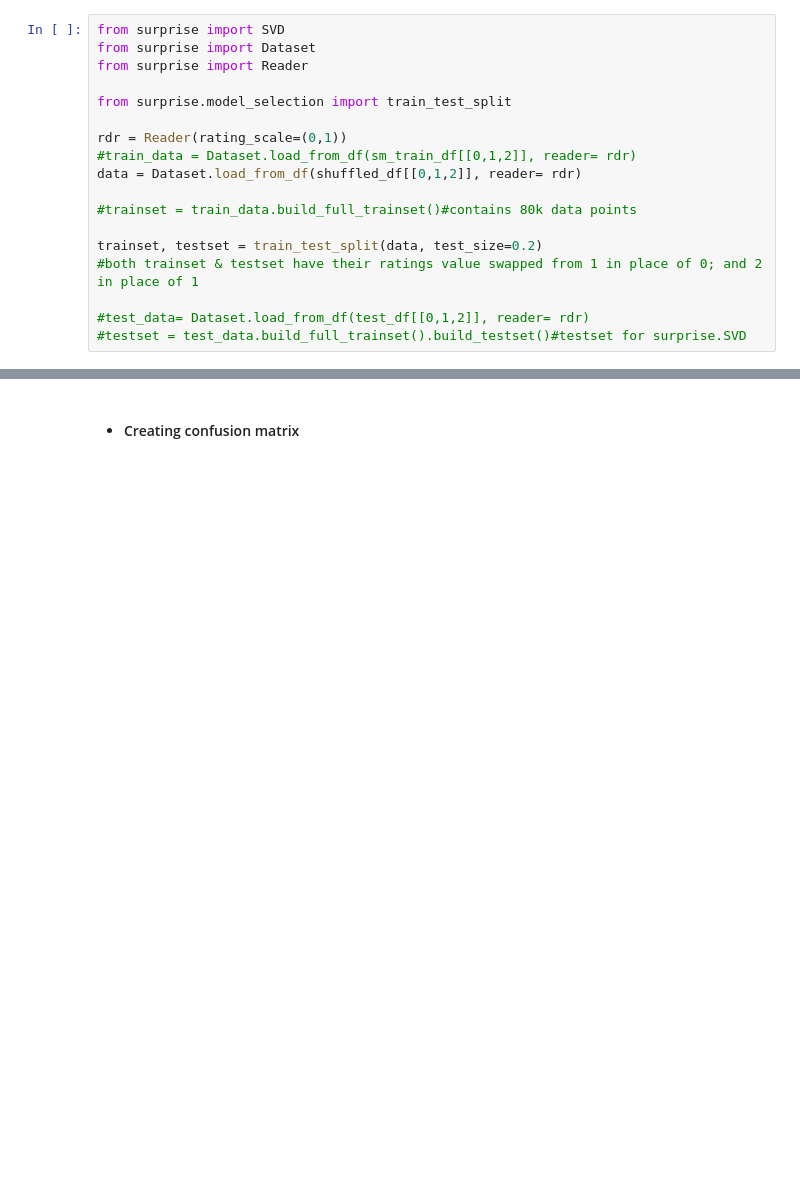
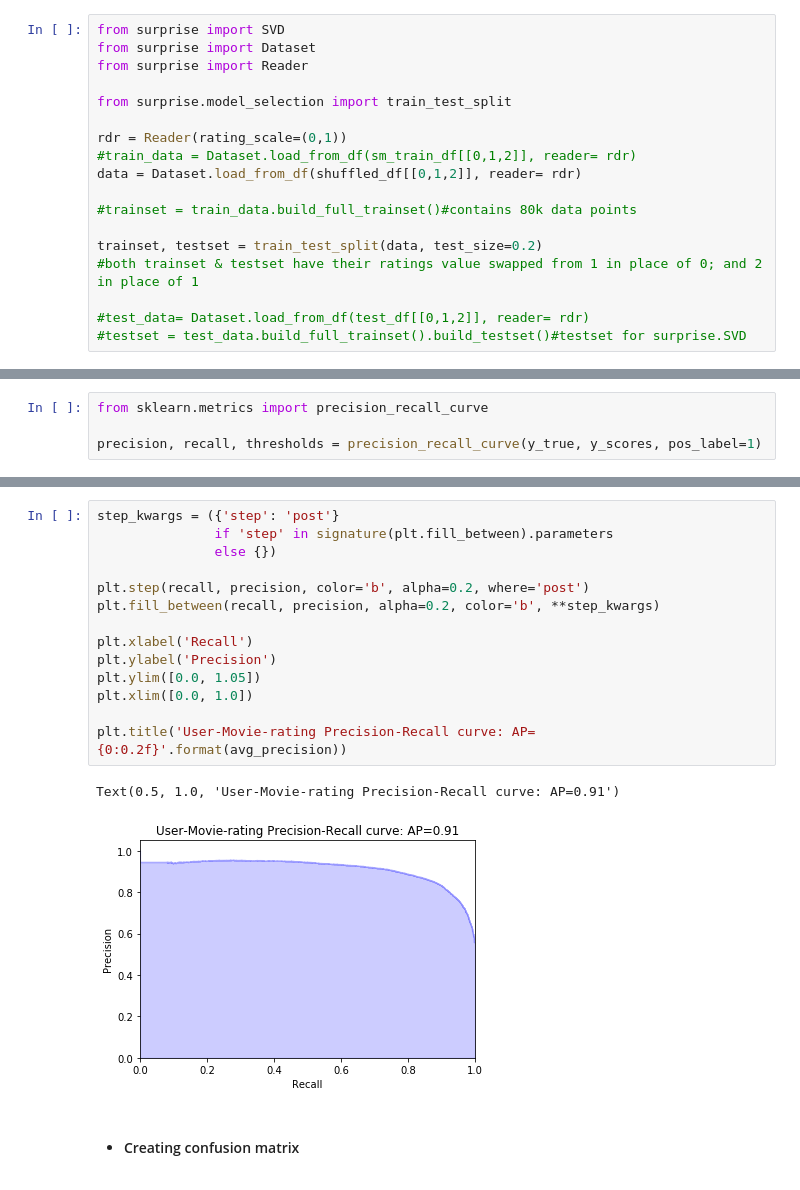
Before and after one commit to mlsquare/cook-imly, a Jupyter notebook: Notebooks/matrix factorization via NN.ipynb, the cells around one changed output, grey strips where cells are left out. Drawn from its saved outputs; the diff is of its cells as text; blank space fills up the shorter version.

```diff
--- a/Notebooks/matrix factorization via NN.ipynb
+++ b/Notebooks/matrix factorization via NN.ipynb
@@ -76,0 +118,4 @@ Test results on 80k training data & 20k test data -- rmse: 0.3725005375154264, m
+# %%
+from sklearn.metrics import precision_recall_curve
+
+precision, recall, thresholds = precision_recall_curve(y_true, y_scores, pos_label=1)
@@ -77,3 +132,20 @@ Test results on 80k training data & 20k test data -- rmse: 0.3725005375154264, m
+# %%
+step_kwargs = ({'step': 'post'}
+               if 'step' in signature(plt.fill_between).parameters
+               else {})
+
+plt.step(recall, precision, color='b', alpha=0.2, where='post')
+plt.fill_between(recall, precision, alpha=0.2, color='b', **step_kwargs)
+
+plt.xlabel('Recall')
+plt.ylabel('Precision')
+plt.ylim([0.0, 1.05])
+plt.xlim([0.0, 1.0])
+
+plt.title('User-Movie-rating Precision-Recall curve: AP={0:0.2f}'.format(avg_precision))
+# %% [output]
+Text(0.5, 1.0, 'User-Movie-rating Precision-Recall curve: AP=0.91')
+[figure, added]
 # %% [markdown]
 * #### Creating confusion matrix
 # %%
```
Also changed, not shown: parts of 43 cells of this notebook.
